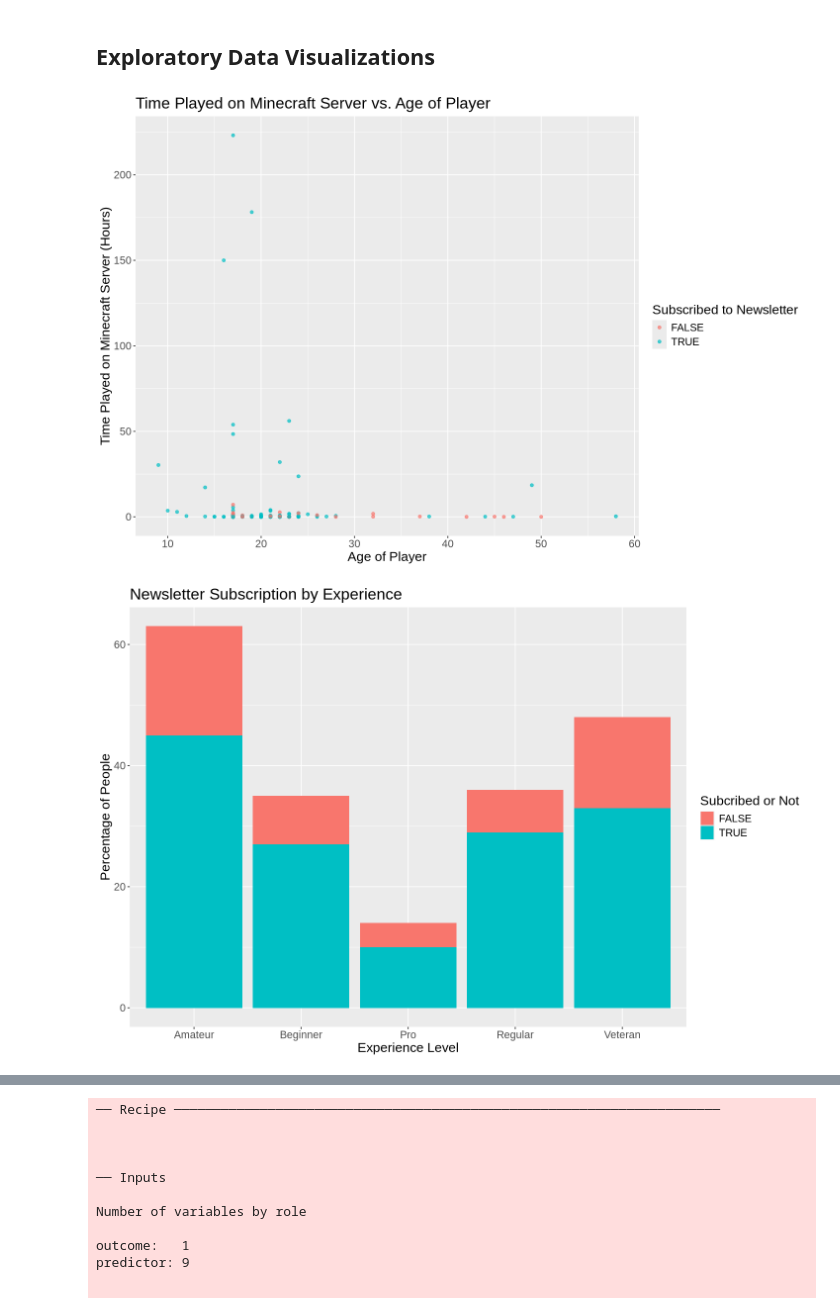
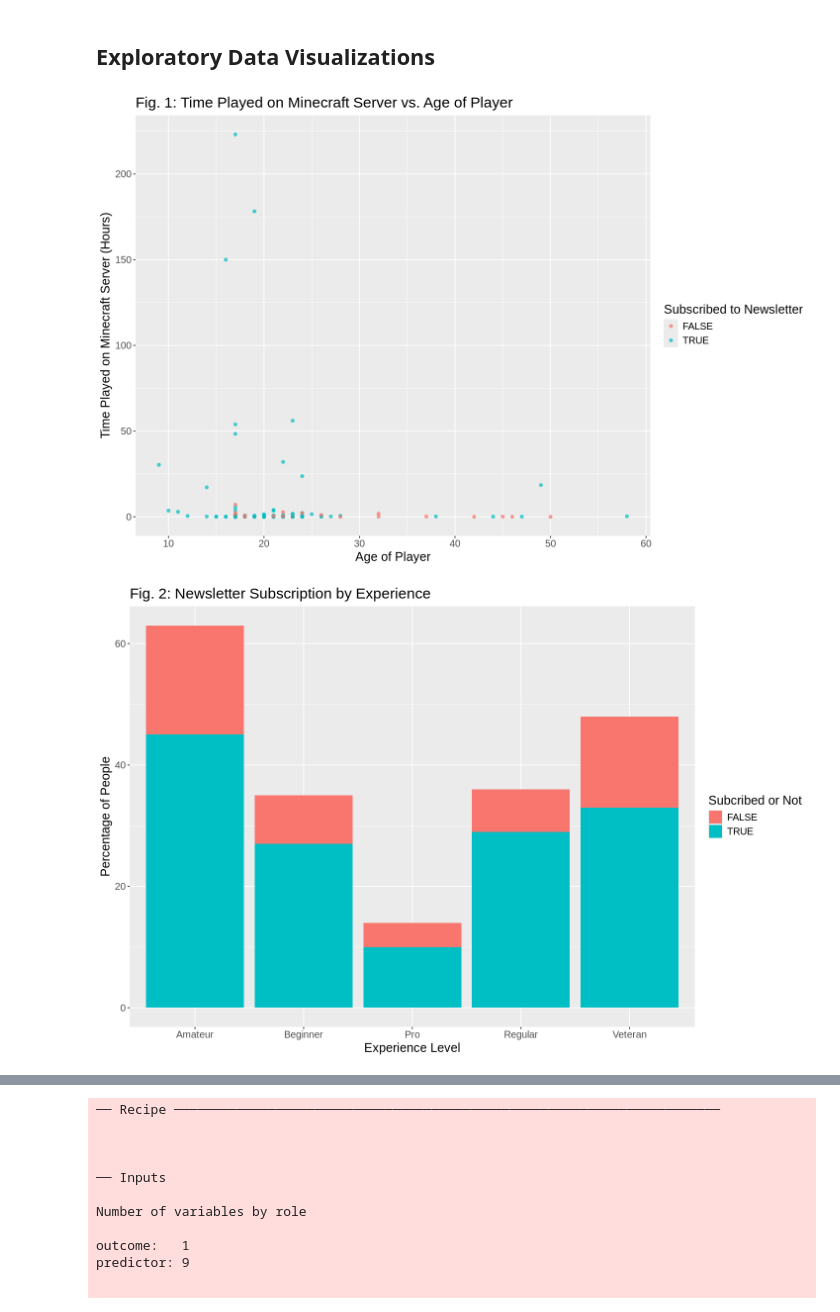
Before and after one commit to TW963/DSCI-100-Group-Project, a Jupyter notebook: Group15File.ipynb, the cells around one changed output, grey strips where cells are left out. Saved outputs shown, nothing was run; the diff lists cells and outputs as text; code cells hidden in the pictures.

Commit message:
Added Figure Numbers

```diff
--- a/Group15File.ipynb
+++ b/Group15File.ipynb
@@ -130,20 +130,20 @@ options(repr.plot.width=12, repr.plot.height=8)
 players_plot <- ggplot(players_wrangled, aes(x=Age, y=played_hours, color=subscribe)) +
     geom_point(alpha=0.7) +
     labs(x="Age of Player", y="Time Played on Minecraft Server (Hours)", color="Subscribed to Newsletter",
-         title="Time Played on Minecraft Server vs. Age of Player") +
-    theme(text=element_text(size=16))
+         title="Fig. 1: Time Played on Minecraft Server vs. Age of Player") +
+    theme(text=element_text(size=15))
 players_plot
 # %% [output]
-[figure, old version]
+[figure, new version]
 # %%
 experience_prop_subscribe <- players|>
 ggplot(aes(x=experience, fill=subscribe))+
 geom_bar(position="stack")+
-labs(x="Experience Level", y="Percentage of People", fill = "Subcribed or Not", title="Newsletter Subscription by Experience")+
-theme(text=element_text(size=16))
+labs(x="Experience Level", y="Percentage of People", fill = "Subcribed or Not", title="Fig. 2: Newsletter Subscription by Experience")+
+theme(text=element_text(size=15))
 experience_prop_subscribe
 # %% [output]
-[figure, old version]
+[figure, new version]
 # %%
 gender_prop_subscribe <- players |>
 filter(gender==c("Female", "Male")) |>
```
Also changed, not shown: parts of 4 cells of this notebook.
